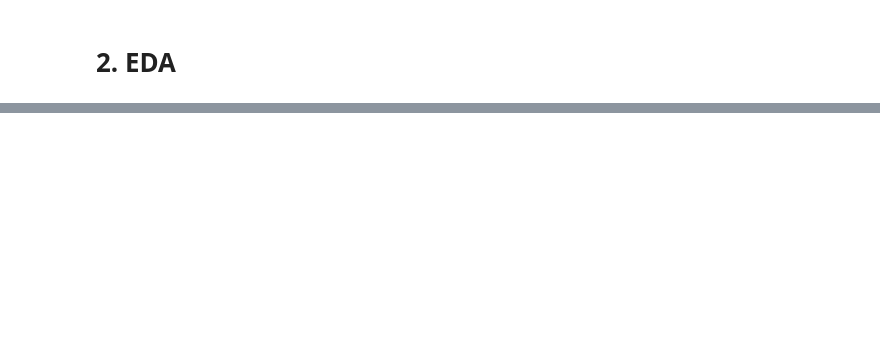
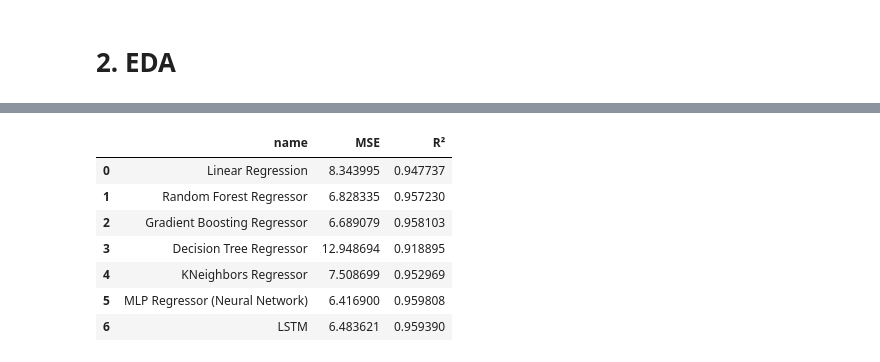
Before and after one commit to Datapark1018/LST, a Jupyter notebook: LST.ipynb, the cells around one changed output, grey strips where cells are left out. Saved outputs shown, nothing was run; the diff lists cells and outputs as text; code cells hidden in the pictures; blank space fills up the shorter version.

```diff
--- a/LST.ipynb
+++ b/LST.ipynb
@@ -143,0 +150,15 @@ plt.show()
+# %%
+# 결측치(-99.9) 확인
+for x in columns_dict.keys():
+  print(f"{x} {columns_dict[x]}:  {round(train[train[x]<=-99].shape[0]*100 / train.shape[0],2)} %")
+
+print(f"\n=> ts 및 ta 결측치 {train[(train['ts'] == -99.9) | (train['ta'] == -99.9)].shape[0]} 개 행 제거\n")
+train = train[(train['ts'] != -99.9) & (train['ta'] != -99.9)]
+
+# 결측치(-99.9) 처리
+for col in columns_dict.keys():
+  if col in ['si', 'ss', 'sn']:
+    train.loc[train[col] <= -99, col] = 0
+  else:
+    train.loc[train[col] <= -99, col] = None
+    train.loc[:, col] = train[col].interpolate()
@@ -143,0 +275,46 @@ plt.show()
+# %%
+X = train[columns_dict.keys()].drop(columns=['ts'])
+y = train['ts']
+
+# scaling
+X = StandardScaler().fit_transform(X)
+
+X_train, X_test, y_train, y_test = train_test_split(X, y, test_size=0.2, random_state=42)
+
+results = []
+models = {
+    "Linear Regression": LinearRegression(),
+    "Random Forest Regressor": RandomForestRegressor(),
+    "Gradient Boosting Regressor": GradientBoostingRegressor(),
+    "Decision Tree Regressor": DecisionTreeRegressor(),
+    "KNeighbors Regressor": KNeighborsRegressor(),
+    "MLP Regressor (Neural Network)": MLPRegressor()
+}
+
+for name, model in models.items():
+  model.fit(X_train, y_train)
+  y_pred = model.predict(X_test)
+  results.append([name, mean_squared_error(y_test, y_pred), r2_score(y_test, y_pred)])
+
+# LSTM 모델
+def build_lstm_model(input_shape):
+  model = Sequential()
+  model.add(Input(shape=input_shape))
+  model.add(LSTM(64, return_sequences=True))
+  model.add(LSTM(64, return_sequences=False))
+  model.add(Dense(1))
+  model.compile(optimizer='adam', loss='mean_squared_error')
+  return model
+
+X_train_lstm = X_train.reshape((X_train.shape[0], X_train.shape[1], 1))
+X_test_lstm = X_test.reshape((X_test.shape[0], X_test.shape[1], 1))
+
+lstm_model = build_lstm_model((X_train.shape[1], 1))
+lstm_model.fit(X_train_lstm, y_train, epochs=10, batch_size=32, verbose=0)
+y_pred_lstm = lstm_model.predict(X_test_lstm)
+
+results.append(['LSTM', mean_squared_error(y_test, y_pred_lstm), r2_score(y_test, y_pred_lstm)])
+
+results_df = pd.DataFrame(data=results, columns=['name','MSE', "R²"]).sort_values("R²", ascending=False).set_index('name')
+display(results_df)
+# %% [output]
@@ -143,0 +322,8 @@ plt.show()
+|  | name | MSE | R² |
+| 0 | Linear Regression | 8.343995 | 0.947737 |
+| 1 | Random Forest Regressor | 6.828335 | 0.957230 |
+| 2 | Gradient Boosting Regressor | 6.689079 | 0.958103 |
+| 3 | Decision Tree Regressor | 12.948694 | 0.918895 |
+| 4 | KNeighbors Regressor | 7.508699 | 0.952969 |
+| 5 | MLP Regressor (Neural Network) | 6.416900 | 0.959808 |
+| 6 | LSTM | 6.483621 | 0.959390 |
```
Also changed, not shown: parts of 23 cells of this notebook.
